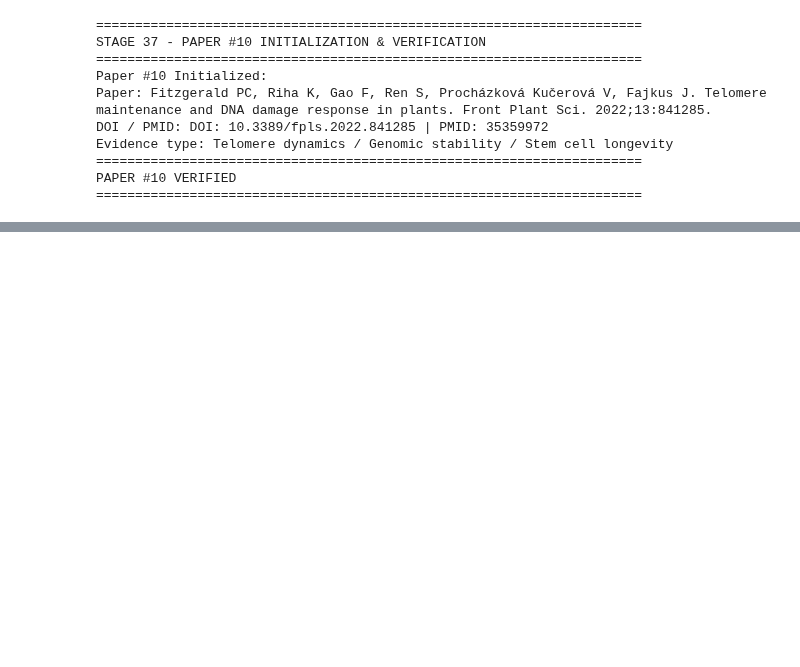
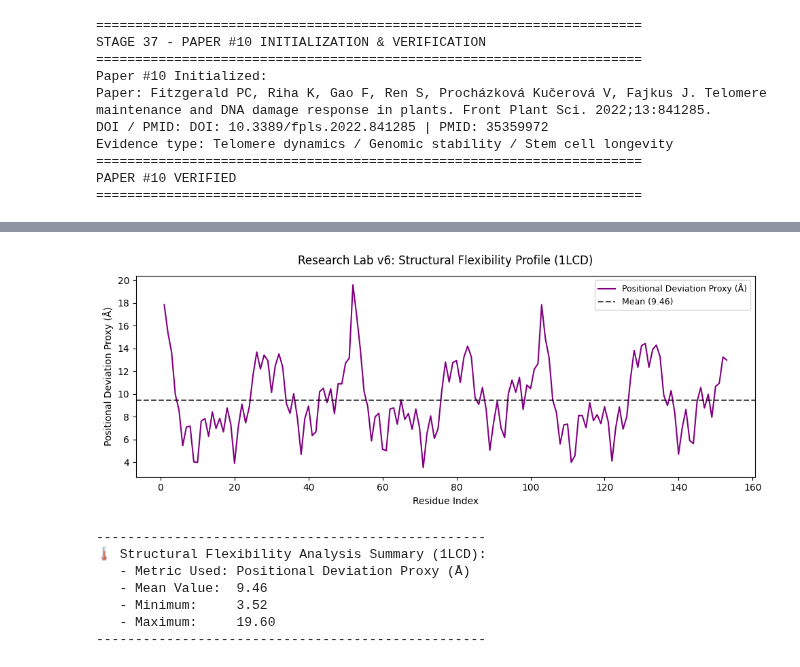
Before and after one commit to riddhikad9b-ux/Plant-Meristem-Longevity-Research-, a Jupyter notebook: Plant_Meristem_Longevity_Research_Lab_v1.ipynb, the cells around one changed output, grey strips where cells are left out. Saved outputs shown, nothing was run; the diff lists cells and outputs as text; code cells hidden in the pictures; blank space fills up the shorter version.

```diff
--- a/Plant_Meristem_Longevity_Research_Lab_v1.ipynb
+++ b/Plant_Meristem_Longevity_Research_Lab_v1.ipynb
@@ -4848,0 +4837,48 @@ RESEARCH LAB v3 FULLY COMPLETED
+# %%
+import matplotlib.pyplot as plt
+import numpy as np
+
+# Extract B-factors
+b_factors = [atom.get_bfactor() for atom in ca_atoms]
+
+# Fallback: if PDB file has 0.0 B-factors, use coordinate deviation from mean as a thermal/positional proxy
+if all(bf == 0.0 for bf in b_factors):
+    coords = np.array([atom.get_coord() for atom in ca_atoms])
+    mean_coord = np.mean(coords, axis=0)
+    b_factors = np.sqrt(np.sum((coords - mean_coord) ** 2, axis=1))
+    metric_label = "Positional Deviation Proxy (Å)"
+else:
+    metric_label = "B-Factor (Å²)"
+
+residue_indices = list(range(1, len(b_factors) + 1))
+mean_val = np.mean(b_factors)
+max_val = np.max(b_factors)
+min_val = np.min(b_factors)
+
+# Plotting the flexibility profile
+plt.figure(figsize=(10, 4))
+plt.plot(residue_indices, b_factors, color='purple', linewidth=1.5, label=metric_label)
+plt.axhline(y=mean_val, color='black', linestyle='--', alpha=0.7, label=f'Mean ({mean_val:.2f})')
+plt.title(f"Research Lab v6: Structural Flexibility Profile ({pdb_id})", fontsize=12, pad=12)
+plt.xlabel("Residue Index", fontsize=10)
+plt.ylabel(metric_label, fontsize=10)
+plt.legend(fontsize=9)
+plt.tight_layout()
+plt.show()
+
+print("-" * 50)
+print(f"🌡️ Structural Flexibility Analysis Summary ({pdb_id}):")
+print(f"   - Metric Used: {metric_label}")
+print(f"   - Mean Value:  {mean_val:.2f}")
+print(f"   - Minimum:     {min_val:.2f}")
+print(f"   - Maximum:     {max_val:.2f}")
+print("-" * 50)
+# %% [output]
+[figure, added]
+--------------------------------------------------
+🌡️ Structural Flexibility Analysis Summary (1LCD):
+   - Metric Used: Positional Deviation Proxy (Å)
+   - Mean Value:  9.46
+   - Minimum:     3.52
+   - Maximum:     19.60
+--------------------------------------------------
```
Also changed, not shown: parts of 98 cells of this notebook.
